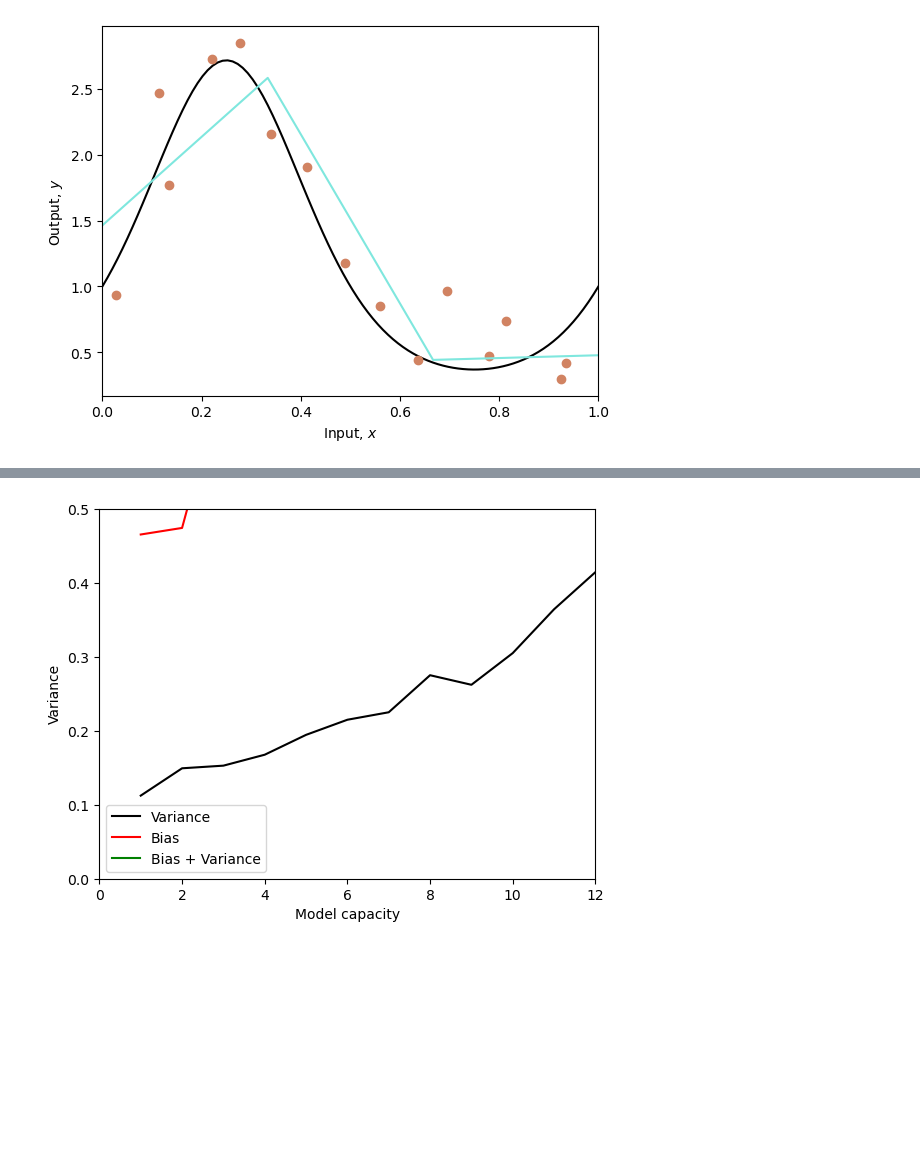
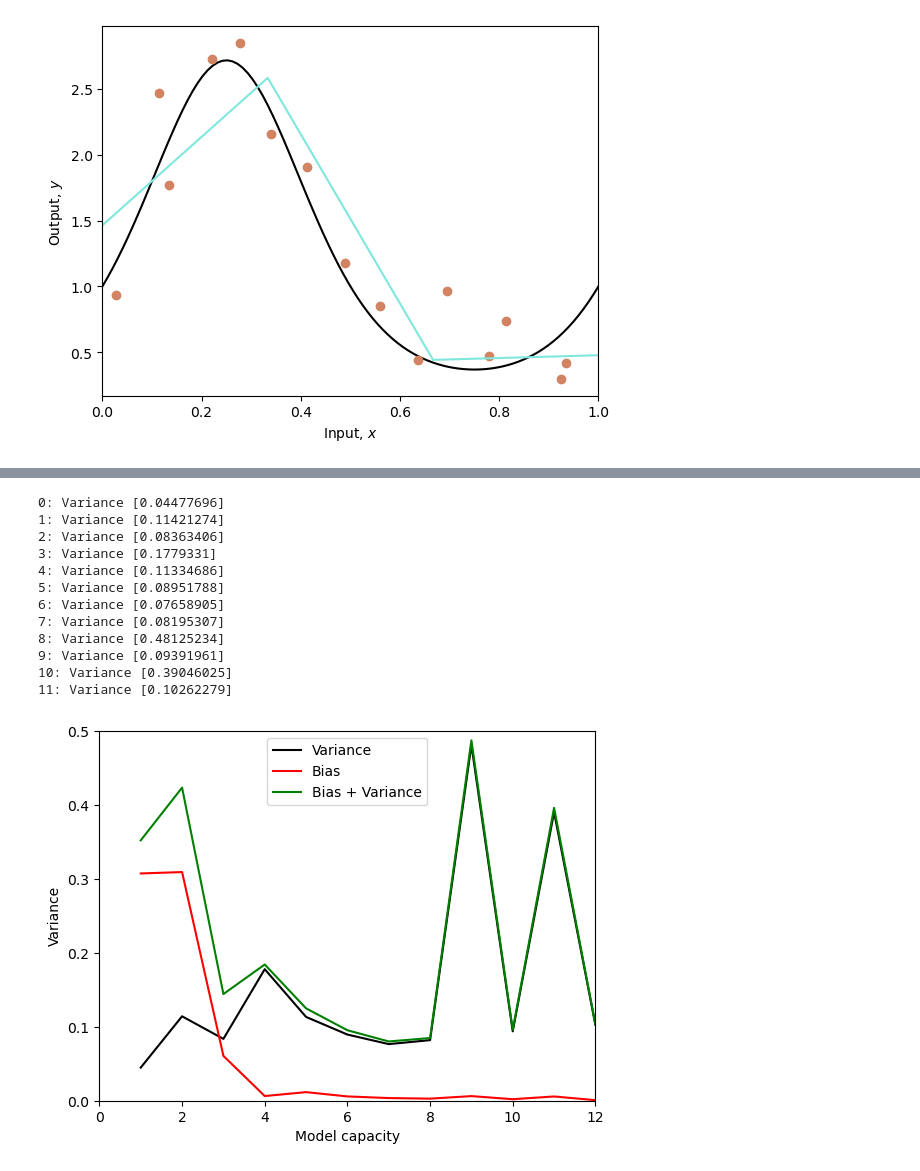
Before and after one commit to faisalmemon/udlbook, a Jupyter notebook: Notebooks/Chap08/8_2_Bias_Variance_Trade_Off.ipynb, the cells around one changed output, grey strips where cells are left out. Saved outputs shown, nothing was run; the diff lists cells and outputs as text; code cells hidden in the pictures; blank space fills up the shorter version.

```diff
--- a/Notebooks/Chap08/8_2_Bias_Variance_Trade_Off.ipynb
+++ b/Notebooks/Chap08/8_2_Bias_Variance_Trade_Off.ipynb
@@ -125,10 +146,10 @@ def get_model_mean_variance(n_data, n_datasets, n_hidden, sigma_func):
 
   for c_dataset in range(n_datasets):
     # Generate n_data x,y, pairs with standard deviation sigma_func
-    x_data,y_data = generate_data(n_data, sigma_func)
+    x_data, y_data = generate_data(c_dataset, sigma_func)
 
     # Fit the model
-    beta, omega = fit_model_closed_form(x_data,y_data,n_hidden)
+    beta, omega = fit_model_closed_form(x_data, y_data, n_hidden)
 
     # Run the fitted model on x_model
     y_model = network(x_model, beta, omega)
@@ -144,10 +165,10 @@ def get_model_mean_variance(n_data, n_datasets, n_hidden, sigma_func):
   return mean_model, std_model
 # %%
 # Let's generate N random data sets, fit the model N times and look the mean and variance
-n_datasets = 50
+n_datasets = 100
 n_data = 15
 sigma_func = 0.3
-n_hidden = 5
+n_hidden = 1
 
 # Get mean and variance of fitted model
 np.random.seed(1)
@@ -169,34 +190,49 @@ variance = np.zeros((len(hidden_variables),1)) ;
 
 n_datasets = 100
 n_data = 15
 sigma_func = 0.3
 n_hidden = 5
 
 # Set random seed so that get same result every time
 np.random.seed(1)
 
 for c_hidden in range(len(hidden_variables)):
   # Get mean and variance of fitted model
   mean_model, std_model = get_model_mean_variance(n_data, n_datasets, hidden_variables[c_hidden], sigma_func) ;
-  # Estimate bias and variance
+  # TODO -- Estimate bias and variance
   # Replace these lines
 
   # Compute variance -- average of the model variance (average squared deviation of fitted models around mean fitted model)
-  variance[c_hidden] = np.mean(std_model)
+
+  variance[c_hidden] = np.mean(np.square(std_model))
 
   # Compute bias (average squared deviation of mean fitted model around true function)
-  bias[c_hidden] = np.mean((mean_model - true_function(hidden_variables[c_hidden]))**2)
+  bias[c_hidden] = np.mean((mean_model - y_func)**2)
+
+  print(f"{c_hidden}: Variance {variance[c_hidden]}")
 
 # Plot the results
 fig,ax = plt.subplots()
 ax.plot(hidden_variables, variance, 'k-')
 ax.plot(hidden_variables, bias, 'r-')
 ax.plot(hidden_variables, variance+bias, 'g-')
 ax.set_xlim(0,12)
 ax.set_ylim(0,0.5)
 ax.set_xlabel("Model capacity")
 ax.set_ylabel("Variance")
 ax.legend(['Variance', 'Bias', 'Bias + Variance'])
 plt.show()
 # %% [output]
+0: Variance [0.04477696]
+1: Variance [0.11421274]
+2: Variance [0.08363406]
+3: Variance [0.1779331]
+4: Variance [0.11334686]
+5: Variance [0.08951788]
+6: Variance [0.07658905]
+7: Variance [0.08195307]
+8: Variance [0.48125234]
+9: Variance [0.09391961]
+10: Variance [0.39046025]
+11: Variance [0.10262279]
-[figure, old version]
+[figure, new version]
```
Also changed, not shown: parts of 4 cells of this notebook, 2 other files.
